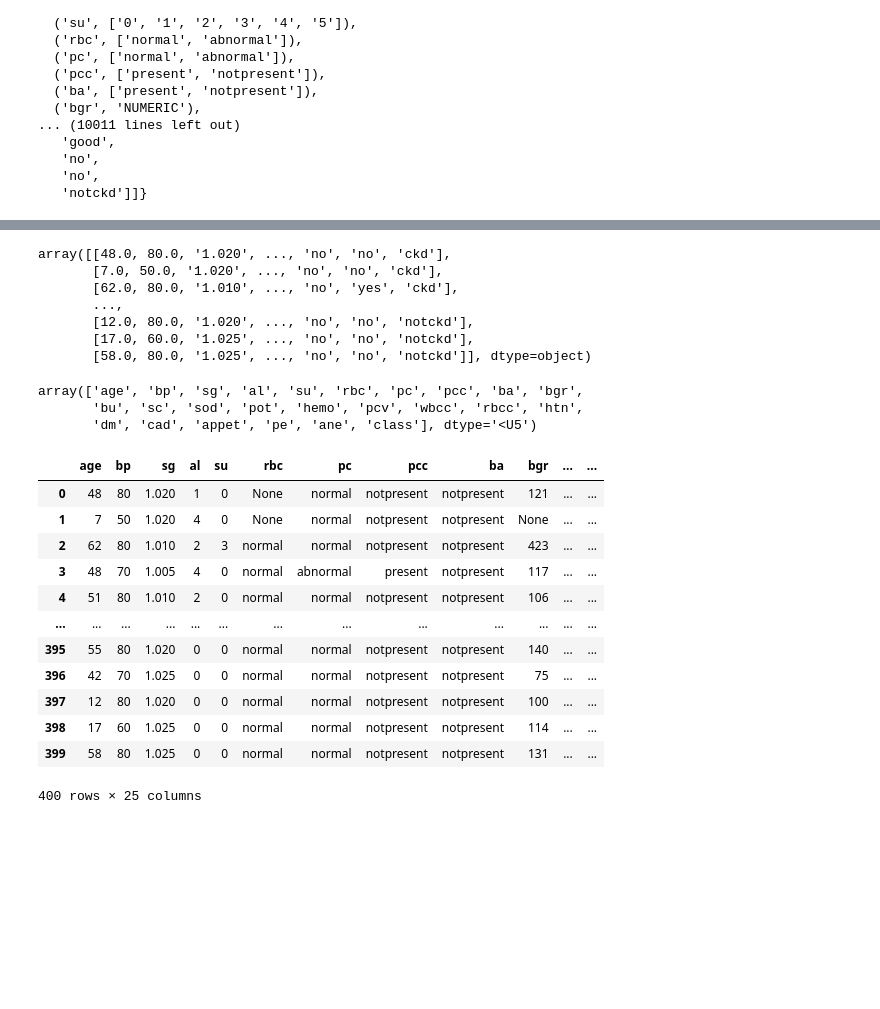
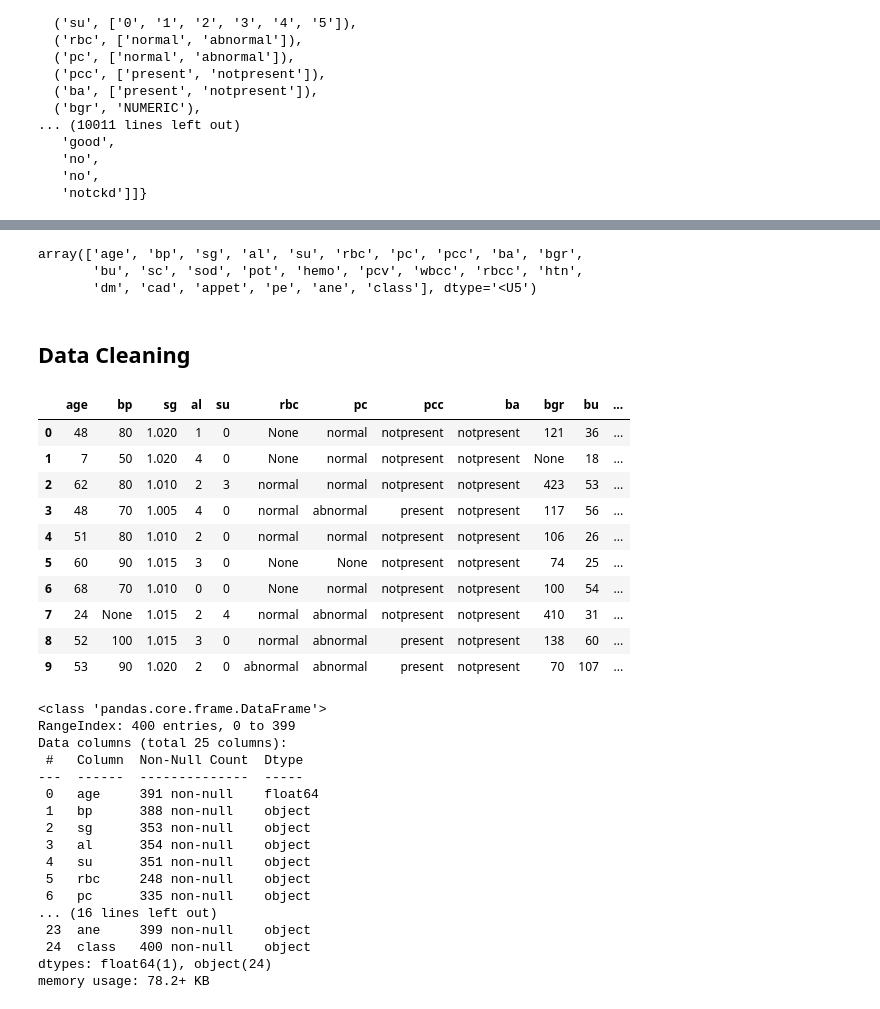
Before and after one commit to aj112358/CKD_ML_Classification, a Jupyter notebook: CKD_Project.ipynb, the cells around one changed output, grey strips where cells are left out. Cells and saved outputs as stored; diff of their text form; code cells hidden in the pictures; blank space fills up the shorter version.

Commit message:
determine data types

```diff
--- a/CKD_Project.ipynb
+++ b/CKD_Project.ipynb
@@ -11,2 +5,5 @@ import os
+# %%
+pd.set_option('display.max_columns', None)
+pd.set_option('display.max_rows', None)
 # %%
 FILE_PATH = r".\data\chronic_kidney_disease_full.arff"
@@ -47,13 +47,3 @@ data = np.array(dataset["data"])
-# %%
-data
-# %% [output]
-array([[48.0, 80.0, '1.020', ..., 'no', 'no', 'ckd'],
-       [7.0, 50.0, '1.020', ..., 'no', 'no', 'ckd'],
-       [62.0, 80.0, '1.010', ..., 'no', 'yes', 'ckd'],
-       ...,
-       [12.0, 80.0, '1.020', ..., 'no', 'no', 'notckd'],
-       [17.0, 60.0, '1.025', ..., 'no', 'no', 'notckd'],
-       [58.0, 80.0, '1.025', ..., 'no', 'no', 'notckd']], dtype=object)
 # %%
 HEADERS = np.array(list(zip(*dataset["attributes"]))[0])
 HEADERS
@@ -64,17 +77,37 @@ array(['age', 'bp', 'sg', 'al', 'su', 'rbc', 'pc', 'pcc', 'ba', 'bgr',
+# %% [markdown]
+## Data Cleaning
 # %%
 ckd = pd.DataFrame(data=data, columns=HEADERS)
-ckd
+ckd.head(10)
 # %% [output]
-|  | age | bp | sg | al | su | rbc | pc | pcc | ba | bgr | ... | ... |
-| 0 | 48 | 80 | 1.020 | 1 | 0 | None | normal | notpresent | notpresent | 121 | ... | ... |
-| 1 | 7 | 50 | 1.020 | 4 | 0 | None | normal | notpresent | notpresent | None | ... | ... |
-| 2 | 62 | 80 | 1.010 | 2 | 3 | normal | normal | notpresent | notpresent | 423 | ... | ... |
-| 3 | 48 | 70 | 1.005 | 4 | 0 | normal | abnormal | present | notpresent | 117 | ... | ... |
-| 4 | 51 | 80 | 1.010 | 2 | 0 | normal | normal | notpresent | notpresent | 106 | ... | ... |
-| ... | ... | ... | ... | ... | ... | ... | ... | ... | ... | ... | ... | ... |
-| 395 | 55 | 80 | 1.020 | 0 | 0 | normal | normal | notpresent | notpresent | 140 | ... | ... |
-| 396 | 42 | 70 | 1.025 | 0 | 0 | normal | normal | notpresent | notpresent | 75 | ... | ... |
-| 397 | 12 | 80 | 1.020 | 0 | 0 | normal | normal | notpresent | notpresent | 100 | ... | ... |
-| 398 | 17 | 60 | 1.025 | 0 | 0 | normal | normal | notpresent | notpresent | 114 | ... | ... |
-| 399 | 58 | 80 | 1.025 | 0 | 0 | normal | normal | notpresent | notpresent | 131 | ... | ... |
+|  | age | bp | sg | al | su | rbc | pc | pcc | ba | bgr | bu | ... |
+| 0 | 48 | 80 | 1.020 | 1 | 0 | None | normal | notpresent | notpresent | 121 | 36 | ... |
+| 1 | 7 | 50 | 1.020 | 4 | 0 | None | normal | notpresent | notpresent | None | 18 | ... |
+| 2 | 62 | 80 | 1.010 | 2 | 3 | normal | normal | notpresent | notpresent | 423 | 53 | ... |
+| 3 | 48 | 70 | 1.005 | 4 | 0 | normal | abnormal | present | notpresent | 117 | 56 | ... |
+| 4 | 51 | 80 | 1.010 | 2 | 0 | normal | normal | notpresent | notpresent | 106 | 26 | ... |
+| 5 | 60 | 90 | 1.015 | 3 | 0 | None | None | notpresent | notpresent | 74 | 25 | ... |
+| 6 | 68 | 70 | 1.010 | 0 | 0 | None | normal | notpresent | notpresent | 100 | 54 | ... |
+| 7 | 24 | None | 1.015 | 2 | 4 | normal | abnormal | notpresent | notpresent | 410 | 31 | ... |
+| 8 | 52 | 100 | 1.015 | 3 | 0 | normal | abnormal | present | notpresent | 138 | 60 | ... |
+| 9 | 53 | 90 | 1.020 | 2 | 0 | abnormal | abnormal | present | notpresent | 70 | 107 | ... |
-400 rows × 25 columns
+# %%
+ckd.info()
+# %% [output]
+<class 'pandas.core.frame.DataFrame'>
+RangeIndex: 400 entries, 0 to 399
+Data columns (total 25 columns):
+ #   Column  Non-Null Count  Dtype
+---  ------  --------------  -----
+ 0   age     391 non-null    float64
+ 1   bp      388 non-null    object
+ 2   sg      353 non-null    object
+ 3   al      354 non-null    object
+ 4   su      351 non-null    object
+ 5   rbc     248 non-null    object
+ 6   pc      335 non-null    object
+... (16 lines left out)
+ 23  ane     399 non-null    object
+ 24  class   400 non-null    object
+dtypes: float64(1), object(24)
+memory usage: 78.2+ KB
```
Also changed, not shown: parts of 8 cells of this notebook.
